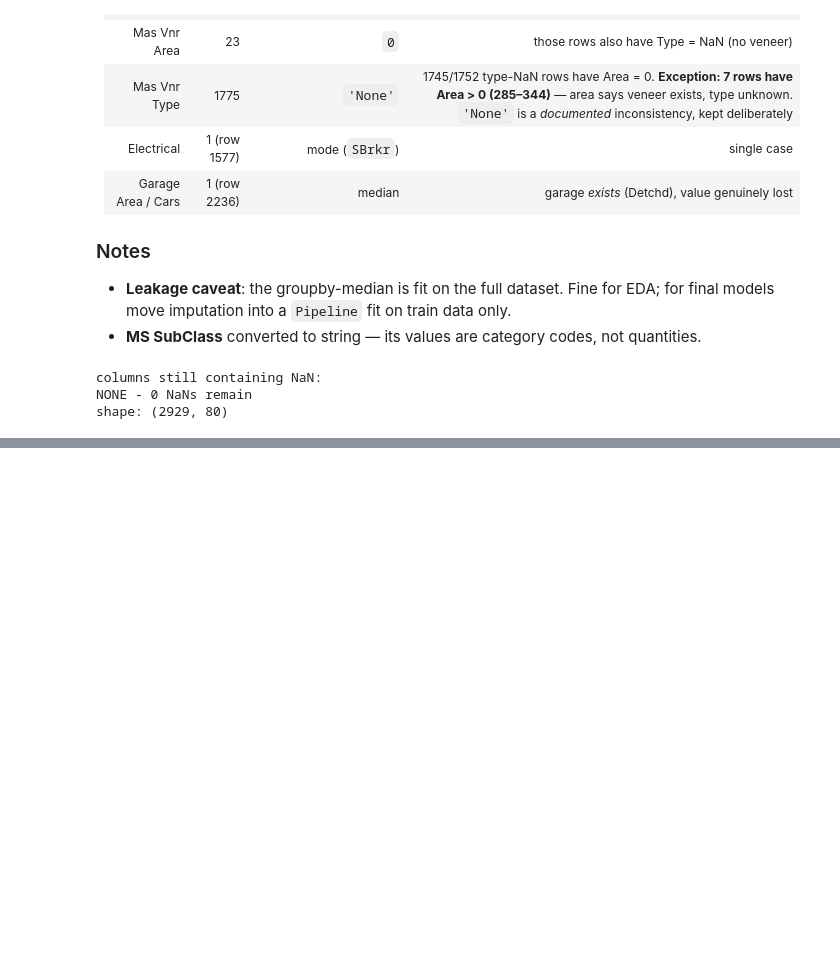
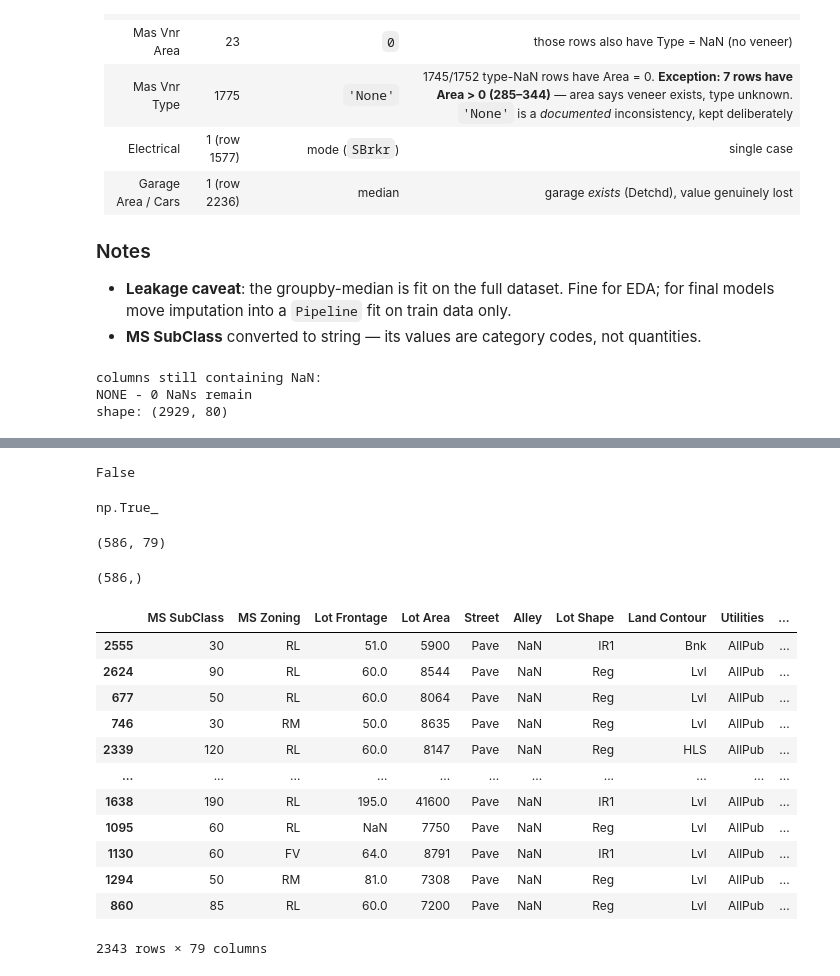
Before and after one commit to Enky-yy/theories-of-theory, a Jupyter notebook: part 1/pipeline.ipynb, the cells around one changed output, grey strips where cells are left out. Drawn from its saved outputs; the diff is of its cells as text; code cells hidden in the pictures; blank space fills up the shorter version.

```diff
--- a/part 1/process.ipynb
+++ b/part 1/pipeline.ipynb
@@ -235,0 +255,4 @@ shape: (2929, 80)
+# %%
+model_df['MS SubClass'] = model_df['MS SubClass'].astype(str)
+# %%
+train_df, test_df = train_test_split(model_df ,test_size=0.2, random_state=42)
@@ -235,0 +282,6 @@ shape: (2929, 80)
+# %%
+target_cols = 'SalePrice'
+input_cols = list(train_df.columns)
+input_cols.remove(target_cols)
+# %%
+X_train , y_train = train_df[input_cols], train_df[target_cols]
@@ -235,0 +298,16 @@ shape: (2929, 80)
+# %%
+'SalePrice' in X_train.columns
+# %% [output]
+False
+# %%
+model_df.isna().sum().sum() > 0
+# %% [output]
+np.True_
+# %%
+X_test.shape
+# %% [output]
+(586, 79)
+# %%
+y_test.shape
+# %% [output]
+(586,)
@@ -235,0 +316,16 @@ shape: (2929, 80)
+# %%
+X_train
+# %% [output]
+|  | MS SubClass | MS Zoning | Lot Frontage | Lot Area | Street | Alley | Lot Shape | Land Contour | Utilities | ... |
+| 2555 | 30 | RL | 51.0 | 5900 | Pave | NaN | IR1 | Bnk | AllPub | ... |
+| 2624 | 90 | RL | 60.0 | 8544 | Pave | NaN | Reg | Lvl | AllPub | ... |
+| 677 | 50 | RL | 60.0 | 8064 | Pave | NaN | Reg | Lvl | AllPub | ... |
+| 746 | 30 | RM | 50.0 | 8635 | Pave | NaN | Reg | Lvl | AllPub | ... |
+| 2339 | 120 | RL | 60.0 | 8147 | Pave | NaN | Reg | HLS | AllPub | ... |
+| ... | ... | ... | ... | ... | ... | ... | ... | ... | ... | ... |
+| 1638 | 190 | RL | 195.0 | 41600 | Pave | NaN | IR1 | Lvl | AllPub | ... |
+| 1095 | 60 | RL | NaN | 7750 | Pave | NaN | Reg | Lvl | AllPub | ... |
+| 1130 | 60 | FV | 64.0 | 8791 | Pave | NaN | IR1 | Lvl | AllPub | ... |
+| 1294 | 50 | RM | 81.0 | 7308 | Pave | NaN | Reg | Lvl | AllPub | ... |
+| 860 | 85 | RL | 60.0 | 7200 | Pave | NaN | Reg | Lvl | AllPub | ... |
+2343 rows × 79 columns
```
Also changed, not shown: parts of 28 cells of this notebook.
